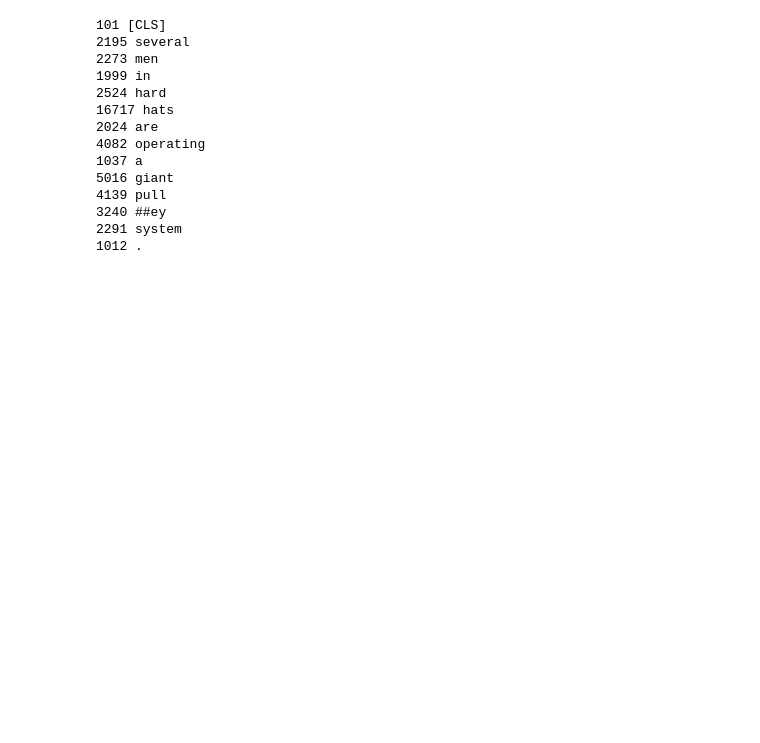
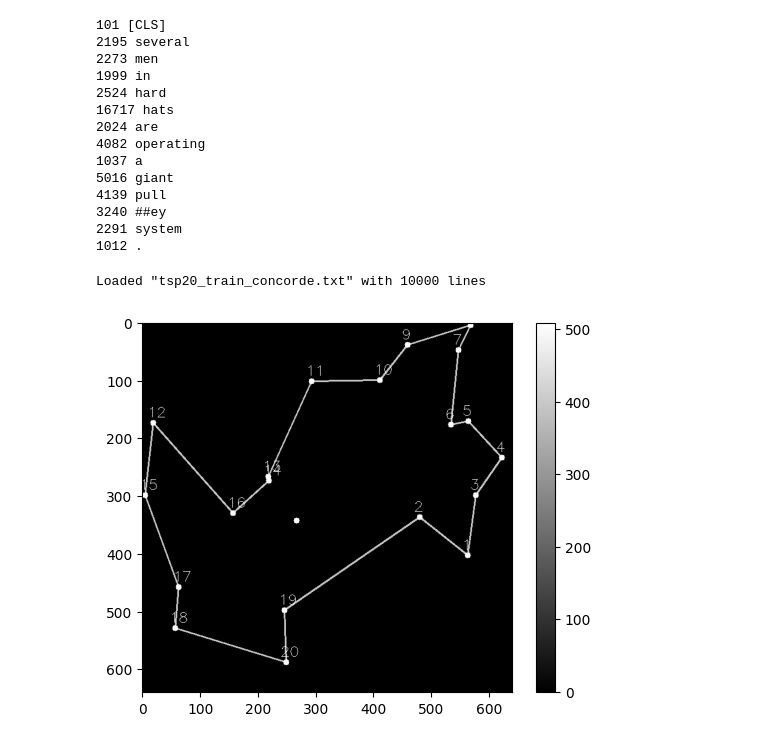
Before and after one commit to Giventicket/GridFormer, a Jupyter notebook: test.ipynb, the cells around one changed output. Drawn from its saved outputs; the diff is of its cells as text; code cells hidden in the pictures; blank space fills up the shorter version.

```diff
--- a/test.ipynb
+++ b/test.ipynb
@@ -63,0 +168,21 @@ for ele in ls:
+# %%
+images = TSPImageDataset(
+    data_file = "tsp20_train_concorde.txt",
+    img_size = 640,
+    point_radius = 5,
+    point_color = 250,
+    line_thickness = 2,
+    line_color = 200,
+    max_points = 100
+)
+# %% [output]
+Loaded "tsp20_train_concorde.txt" with 10000 lines
+# %%
+import matplotlib.pyplot as plt
+
+img, points, tour = images[4219]
+plt.imshow(img, cmap='gray')
+plt.colorbar()
+plt.show()
+# %% [output]
+[figure, added]
```
Also changed, not shown: parts of 1 cell of this notebook, 7 other files.
